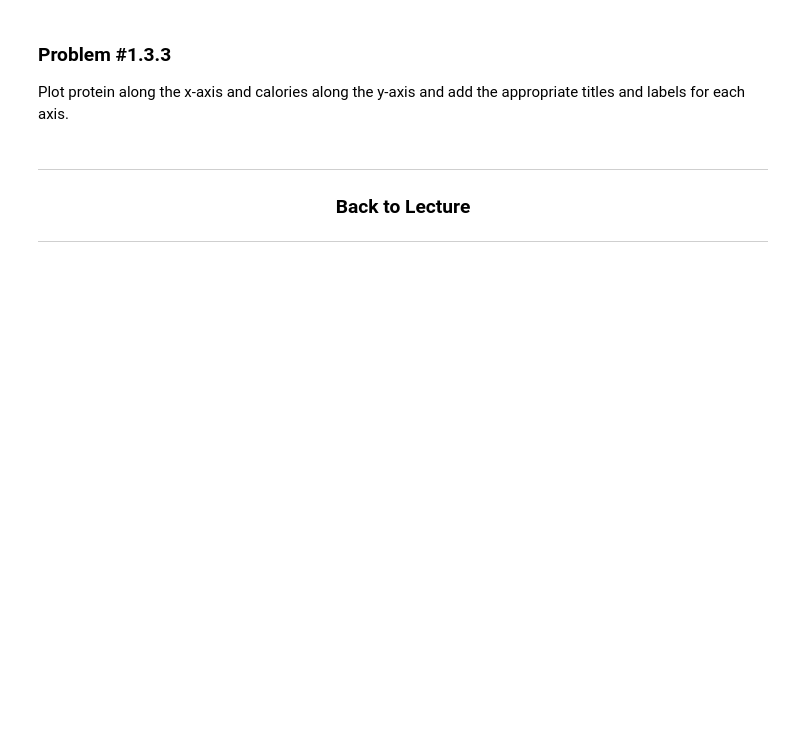
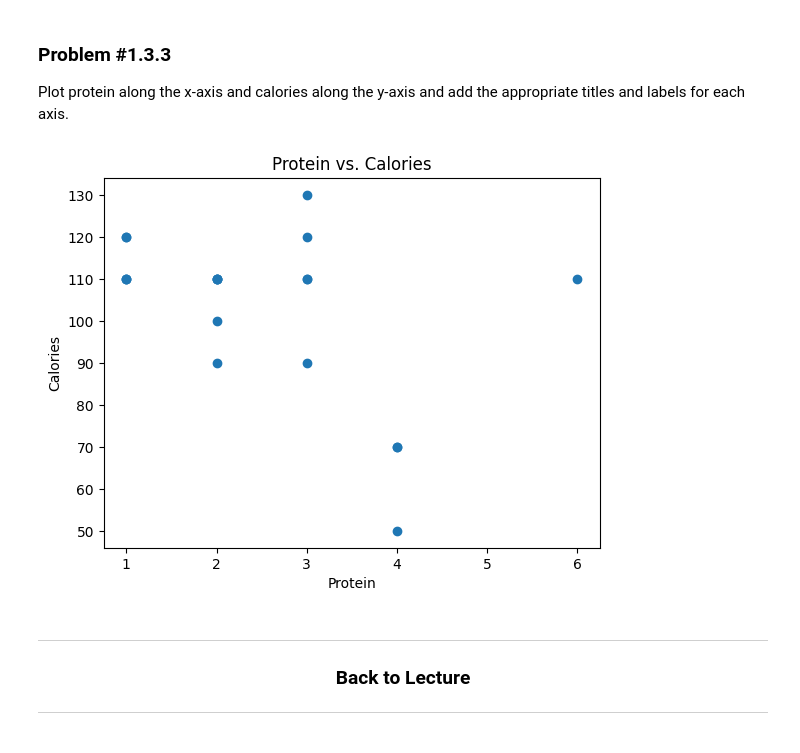
Before and after one commit to shohd614/-notebook, a Jupyter notebook: Copy_of_DSRP_Lab_Day_3_Lab_Notebook_[STUDENT].ipynb, the cells around one changed output. Drawn from its saved outputs; the diff is of its cells as text; code cells hidden in the pictures; blank space fills up the shorter version.

```diff
--- a/Copy_of_DSRP_Lab_Day_3_Lab_Notebook_[STUDENT].ipynb
+++ b/Copy_of_DSRP_Lab_Day_3_Lab_Notebook_[STUDENT].ipynb
@@ -161,3 +202,13 @@ Plot protein along the x-axis and calories along the y-axis and add the appropri
+# %%
+# COMPLETE THIS CODE
+plt.scatter(cereals['protein'] [:20], cereals['calories'][:20])
+plt.title("Protein vs. Calories")
+plt.xlabel("Protein")
+plt.ylabel("Calories")
+
+plt.show()
+# %% [output]
+[figure, added]
 # %% [markdown]
 <center>
 
```
Also changed, not shown: parts of 32 cells of this notebook.
